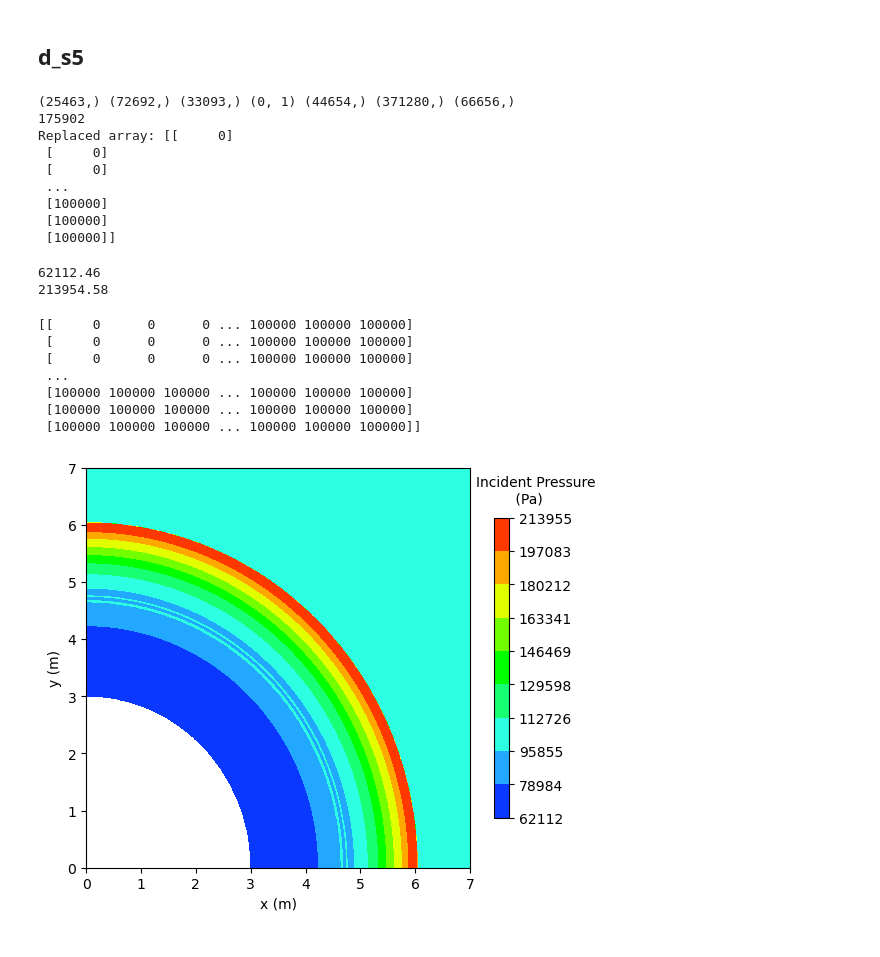
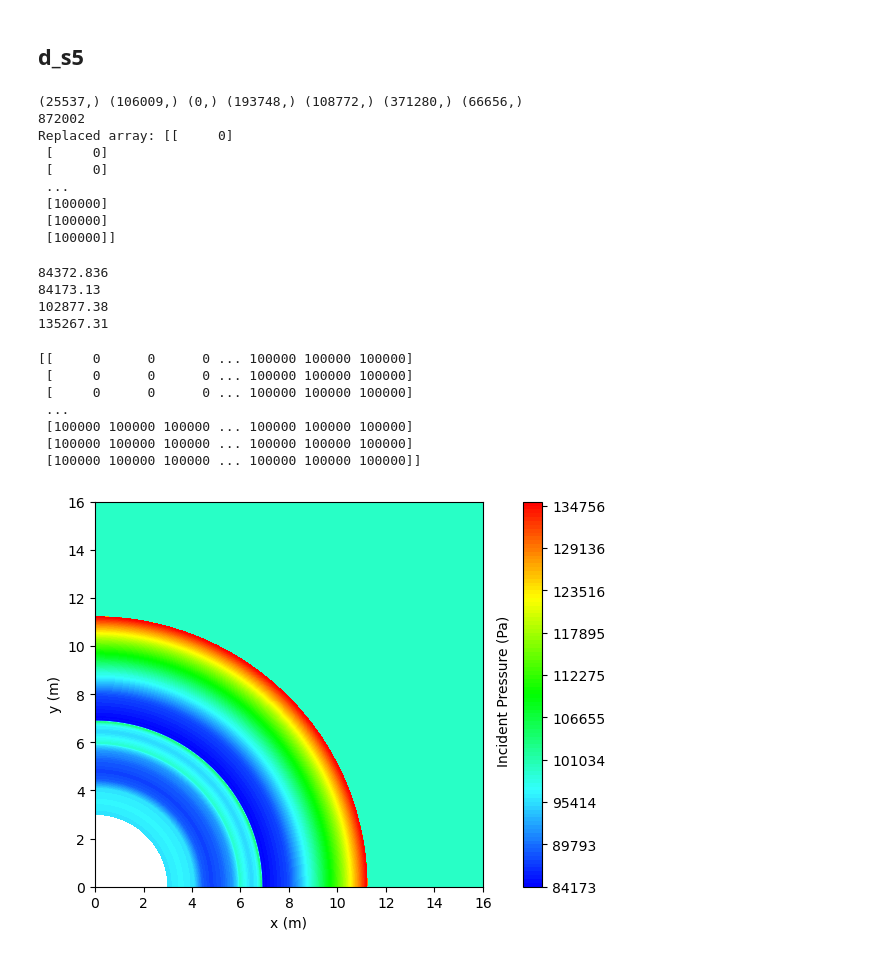
Before and after one commit to ChamodiWidanage/Pressure_history_2, a Jupyter notebook: Combined_Code_for_Contours.ipynb, the cells around one changed output. Cells and saved outputs as stored; diff of their text form; code cells hidden in the pictures.

```diff
--- a/Combined_Code_for_Contours.ipynb
+++ b/Combined_Code_for_Contours.ipynb
@@ -29,12 +29,12 @@ sc5 = pickle.load(open('Pressure_profiles_codes_section_5_regression/scaler_ANN.
 # %% [markdown]
 ## Input details
 # %%
-charge_mass = 20
-time = 0.008
+charge_mass = 16.4
+time = 0.02
 atm_pressure = 101200
 domain_min = 0
-domain_max = 7
-mesh_size = 700
+domain_max = 16
+mesh_size = 1600
 if np.sqrt(domain_min**2 + domain_max**2) > 30:
     print ("out of trained range")
     #sys.exit()
@@ -238,11 +238,11 @@ print ('d_s2_f', d_s2_f.shape)
 print ('d_s2_n', d_s2_n.shape)
 print ('c_ph2', c_ph2.shape)
 
-#c_arr2_2 = np.concatenate ((c_m2, d_s2_f, c_t2, c_ph2), axis = 1)
-#c_arr2_2[:,0:3] = sc2.transform(c_arr2_2[:,0:3])
-#c_p2_f = ann2.predict(c_arr2_2)
-#c_p2_f = c_p2_f.flatten()
-#print (c_p2_f.shape)
+c_arr2_2 = np.concatenate ((c_m2, d_s2_f, c_t2, c_ph2), axis = 1)
+c_arr2_2[:,0:3] = sc2.transform(c_arr2_2[:,0:3])
+c_p2_f = ann2.predict(c_arr2_2)
+c_p2_f = c_p2_f.flatten()
+print (c_p2_f.shape)
 
 c_p2_n = np.repeat(100000, len(d_s2_n)).reshape(len(d_s2_n),1)
 c_p2_n = c_p2_n.flatten()
@@ -478,10 +480,10 @@ print (c_p5.shape)
 d_s0 = d_s0.flatten()
 d_s1_f = d_s1_f.flatten()
 d_s1_n = d_s1_n.flatten()
-#d_s2_f = d_s2_f.flatten()
+d_s2_f = d_s2_f.flatten()
 d_s2_n = d_s2_n.flatten()
-#d_s3_n = d_s3_n.flatten()
-#d_s4_n = d_s4_n.flatten()
+d_s3_n = d_s3_n.flatten()
+d_s4_n = d_s4_n.flatten()
 #d_s3 = d_s3.flatten()
 #d_s4 = d_s4.flatten()
 #d_s5 = d_s5.flatten()
@@ -489,17 +491,17 @@ print (d_s0.shape, d_s1_f.shape, d_s1_n.shape, d_s2_f.shape, d_s2_n.shape, d_s3_
 value_map = dict(zip(d_s0, c_p0))
 value_map.update(dict(zip(d_s1_f, c_p1_f)))
 value_map.update(dict(zip(d_s1_n, c_p1_n)))
-#value_map.update(dict(zip(d_s2_f, c_p2_f)))
+value_map.update(dict(zip(d_s2_f, c_p2_f)))
 value_map.update(dict(zip(d_s2_n, c_p2_n)))
-#value_map.update(dict(zip(d_s3_n, c_p3_n)))
-#value_map.update(dict(zip(d_s4_n, c_p4_n)))
+value_map.update(dict(zip(d_s3_n, c_p3_n)))
+value_map.update(dict(zip(d_s4_n, c_p4_n)))
 #value_map.update(dict(zip(d_s5, c_p5)))
 print (len(value_map))
 original_replaced = np.vectorize(value_map.get)(c_d)
 print("Replaced array:", original_replaced)
 # %% [output]
-(25463,) (72692,) (33093,) (0, 1) (44654,) (371280,) (66656,)
-175902
+(25537,) (106009,) (0,) (193748,) (108772,) (371280,) (66656,)
+872002
 Replaced array: [[     0]
  [     0]
  [     0]
@@ -509,15 +511,17 @@ Replaced array: [[     0]
  [100000]]
 # %%
 print (min(c_p1_f))
-#print (min(c_p2_f))
+print (min(c_p2_f))
 
 print (max(c_p1_f))
-#print (max(c_p2_f))
+print (max(c_p2_f))
 # %% [output]
-62112.46
-213954.58
+84372.836
+84173.13
+102877.38
+135267.31
 # %%
-c_p = original_replaced.reshape(700, 700)
+c_p = original_replaced.reshape(1600, 1600)
 print (c_p)
 # %% [output]
 [[     0      0      0 ... 100000 100000 100000]
@@ -541,37 +545,37 @@ cdict = {'red': ((0.0, 0.0, 0.0),
                  (0.25, 0.2, 0.2),
                  (0.5, 0.0, 0.0),
                  (0.75, 1.0, 1.0),
                  (1.0, 1.0, 1.0)),
         'green':((0.0, 0.0, 0.0),
                  (0.25, 1.0, 1.0),
                  (0.5, 1.0, 1.0),
                  (0.75, 1.0, 1.0),
                  (1.0, 0.0, 0.0)),
         'blue': ((0.0, 1.0, 1.0),
                  (0.25, 1.0, 1.0),
                  (0.5, 0.0, 0.0),
                  (0.75, 0.0, 0.0),
                  (1.0, 0.0, 0.0))}
 my_cmap = matplotlib.colors.LinearSegmentedColormap('my_colormap',cdict,256)
 
 #rng = np.random.default_rng()
 #points = rng.random((1000, 2))
 
 #c_p_interpolate = griddata(points, c_p, (X,Y), method = 'linear')
 
-fig = plt.figure(figsize=(6,5))
+fig, ax = plt.subplots(figsize=(6.5,5))
 left, bottom, width, height = 0.1, 0.1, 0.8, 0.8
-ax = fig.add_axes([left, bottom, width, height])
-levels = np.linspace(min(c_p1_f), max(c_p1_f), 10)
+#ax1 = fig.add_axes([left, bottom, width, height])
+levels = np.linspace(min(c_p2_f), max(c_p2_f), 101)
 cp = plt.contourf(X, Y, c_p, levels= levels, cmap = my_cmap) # c_p_interpolate
-plt.colorbar(cp, shrink = 0.75)
-text = 'Incident Pressure\n         (Pa)'
-plt.gcf().text(0.75, 0.83, text, fontsize=10)
+fig.colorbar(cp, pad =0.08)
+text = 'Incident Pressure (Pa)'
+plt.gcf().text(0.76, 0.35, text, fontsize=10, rotation = 90, rotation_mode = 'anchor')
 #plt.gcf().text(0.8, 0.87, '(Pa)', fontsize=10)
 
 #ax.set_title('Incident Pressure Contour Plot')
 ax.set_xlabel('x (m)')
 ax.set_ylabel('y (m)')
 plt.show()
 # %% [output]
-[figure, old version]
+[figure, new version]
```
Also changed, not shown: parts of 7 cells of this notebook, 7 other files.
